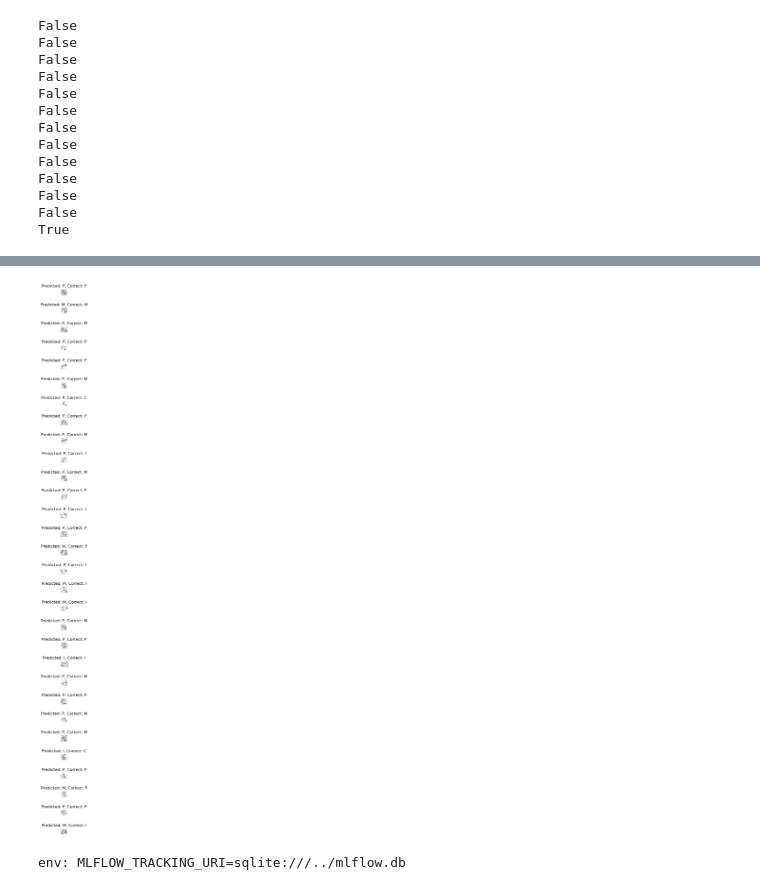
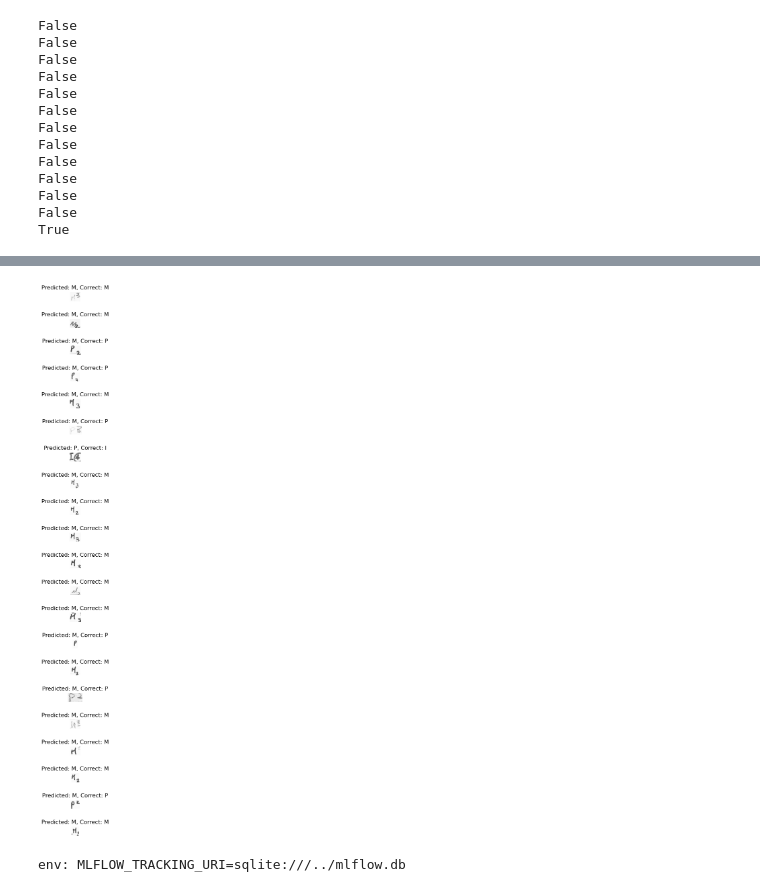
Before and after one commit to korolainenriikka/thesis, a Jupyter notebook: code/experiments/MPIC.ipynb, the cells around one changed output, grey strips where cells are left out. Cells and saved outputs as stored; diff of their text form; code cells hidden in the pictures.

Commit message:
Build MPIC model with Fort Tenan Catalogue data

```diff
--- a/code/experiments/MPIC.ipynb
+++ b/code/experiments/MPIC.ipynb
@@ -92,13 +167,15 @@ def preprocess_img(image: np.array):
     colorflipped = 255-resized
     return colorflipped
 # %%
-original_images = glob.glob("/home/riikoro/thesis/code/mnist-proof-of-concept/teeth/*.png")
+original_images = glob.glob("/home/riikoro/fossil_data/tooth_samples/v3/*.png")
 # %%
 # convert teeth to images of shape 28x28, black and white
 tooth_images = []
 for i, filename in enumerate(original_images):
-    image = cv2.imread(filename, cv2.IMREAD_GRAYSCALE)
-    tooth_images.append(preprocess_img(image))
+    img_index = int(filename.split('/')[-1].split('.')[0])
+    if img_index in tooth_labels.index:
+        image = cv2.imread(filename, cv2.IMREAD_GRAYSCALE)
+        tooth_images.append(preprocess_img(image))
 
 teeth = np.array(tooth_images)
 teeth = teeth.reshape(teeth.shape[0], teeth.shape[1], teeth.shape[2], 1) # add rgb dimension, required by model
@@ -107,0 +185,7 @@ teeth.shape
+# %%
+# convert labels dataframe to have m p i vector instead of letter
+labels = pd.DataFrame()
+labels['m'] = (tooth_labels['tooth_type'] == 'M').astype('int')
+labels['p'] = (tooth_labels['tooth_type'] == 'P').astype('int')
+labels['i'] = (tooth_labels['tooth_type'] == 'I').astype('int')
+labels
@@ -108,5 +206,5 @@ teeth.shape
 # %%
 
-X_train, X_val, Y_train, Y_val = train_test_split(teeth, type_labels, test_size = 0.1, random_state=2)
+X_train, X_val, Y_train, Y_val = train_test_split(teeth, labels, test_size = 0.1, random_state=2)
 print(X_train.shape, X_val.shape, Y_train.shape, Y_val.shape)
 # %% [output]
@@ -210,23 +309,22 @@ def id_to_tooth(id):
     elif id == 1:
         return 'P'
     elif id == 2:
-        return 'C'
-    elif id == 3:
         return 'I'
 
 correct = 0
-fig, ax = plt.subplots(30, figsize = (500,30))
+test_data_size = X_val.shape[0]
+fig, ax = plt.subplots(test_data_size, figsize= (200, test_data_size))
 plt.subplots_adjust(hspace=2)
-for i, filename in enumerate(original_images):
-    image = cv2.imread(filename, cv2.IMREAD_GRAYSCALE)
-    img_num = filename.split('/')[7].split('.')[0]
-    loc = int(img_num)
-    label = type_labels.iloc[loc]
+for i, img_i in enumerate(Y_val.index):
+    image = cv2.imread(f'/home/riikoro/fossil_data/tooth_samples/v3/{img_i}.png', cv2.IMREAD_GRAYSCALE)
+
+    label_i = Y_val.loc[img_i]
+    label = id_to_tooth(np.argmax(label_i))
 
     preprocessed = preprocess_img(image)
     pred = model.predict(preprocessed.reshape(1,28,28,1))
     pred_tooth = id_to_tooth(np.argmax(pred))
-    correct_tooth = id_to_tooth(np.argmax(label))
+    correct_tooth = label
     fig_title = f'Predicted: {pred_tooth}, Correct: {correct_tooth}'
     if pred_tooth == correct_tooth:
         correct += 1
@@ -235,6 +333,5 @@ for i, filename in enumerate(original_images):
     ax[i].axis('off')
     ax[i].set_title(fig_title)
 
-acc = correct/30
-print(f"Accuracy: {acc} %")
+print(f'Accuracy: {correct/test_data_size}')
 # %% [output]
@@ -258,4 +355,4 @@ Accuracy: 0.4 %
-[figure, old version]
+[figure, new version]
 # %%
 %env MLFLOW_TRACKING_URI=sqlite:///../mlflow.db
 mlflow.set_experiment("MPIC")
```
Also changed, not shown: parts of 19 cells of this notebook.
